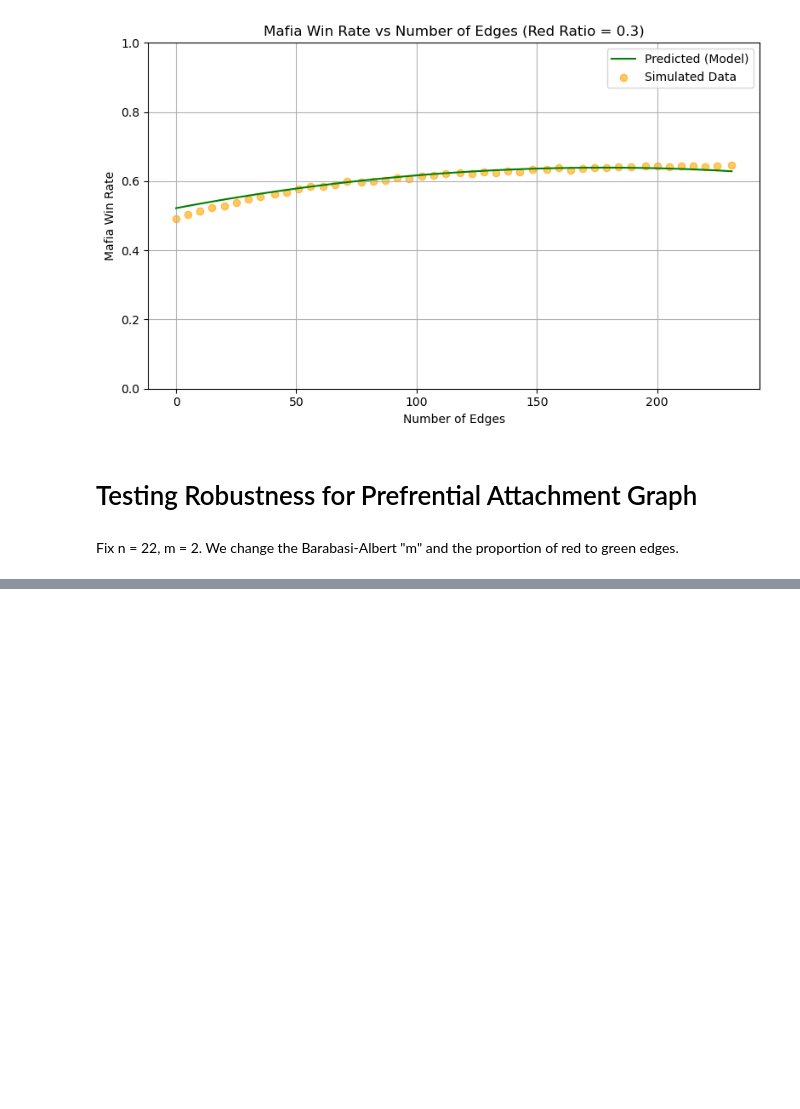
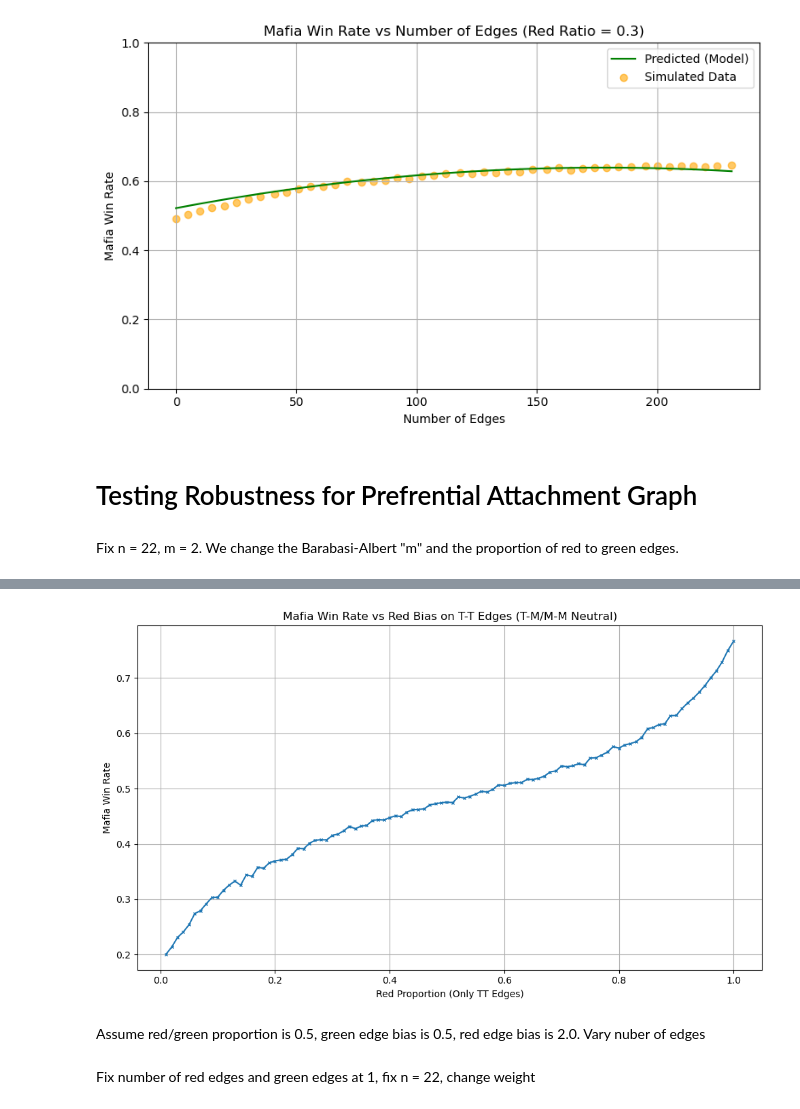
Before and after one commit to khoanguyen12345/MathModelingFinal, a Jupyter notebook: MathModeling_FinalProject.ipynb, the cells around one changed output, grey strips where cells are left out. Drawn from its saved outputs; the diff is of its cells as text; code cells hidden in the pictures; blank space fills up the shorter version.

```diff
--- a/MathModeling_FinalProject.ipynb
+++ b/MathModeling_FinalProject.ipynb
@@ -877,7 +877,7 @@ plt.show()
 # %% [markdown]
 Fitting Models with Equations
 # %%
-df = pd.read_csv('win_prop_erdos_renyi_data.csv')
+df = pd.read_csv('./50kCSV/Erdos\ Renyi/win_prop_erdos_renyi_data.csv')
 # rename for convenience
 df = df.rename(columns={'red proportion':'x', 'win rate':'y'})
 df['x2'] = df.x**2
@@ -924,7 +924,7 @@ plt.show()
 # %% [markdown]
 ## Mathematical Model Building
 # %%
-df = pd.read_csv('mafia_win_rate_heatmap_data.csv')
+df = pd.read_csv('./50kCSV/Erdos\ Renyi/mafia_win_rate_heatmap_data.csv')
 
 df = df.copy()
 df['red_ratio_sq'] = df['red_ratio'] ** 2
@@ -1129,7 +1130,7 @@ Fix n = 22, m = 2. We change the Barabasi-Albert "m" and the proportion of red t
 # %%
 results = []
 def PA_estimate_mafia_win_prob_red_green_red_green_proportion_mba_experiment(m_ba, prop_red_edges,n=22, m=2,
-                               n_simulations=10000,
+                               n_simulations=50000,
                                red_bias_weight=2.0, green_bias_weight=0.5,
                                max_steps=100):
     wins = 0
@@ -1156,9 +1157,16 @@ def PA_red_green_proportion_experiment(n, m, max_steps=1000, red_bias_weight=2.0
                 'red_ratio': red_prop,
                 'mafia_win_rate': win_rate
             })
+
     df = pd.DataFrame(results)
-    df.to_csv('PA_mafia_win_rate_heatmap_data.csv', index=False)
+    num_edges_list = []
+    for i in range(len(df)):
+        m = df.loc[i, 'm_barabasi_albert']
+        num_edges = m * (2 * n - m - 1) // 2
+        num_edges_list.append(num_edges)
+    df['num_edges'] = num_edges_list
+    df.to_csv('./50kCSV/PA/PA_mafia_win_rate_heatmap_data.csv', index=False)
     return results
 
-result = PA_red_green_proportion_experiment(22, 2, max_steps=1000, red_bias_weight=2.0, green_bias_weight=0.5, step=0.1)
+result = PA_red_green_proportion_experiment(22, 2, max_steps=1000, red_bias_weight=2.0, green_bias_weight=0.5, step=0.01)
 # %%
@@ -1213,0 +1482,18 @@ probability function on n, r, and g from the simulations
+# %%
+def plot_tt_red_sweep(csv_path="tt_edges_red_sweep.csv"):
+    df = pd.read_csv(csv_path)
+
+    plt.figure(figsize=(10, 6))
+    plt.plot(df['red_proportion_tt'], df['mafia_win_rate'], marker='x', markersize=3)
+    plt.xlabel('Red Proportion (Only TT Edges)')
+    plt.ylabel('Mafia Win Rate')
+    plt.title('Mafia Win Rate vs Red Bias on T-T Edges (T-M/M-M Neutral)')
+    plt.grid(True)
+    plt.tight_layout()
+    plt.show()
+
+plot_tt_red_sweep()
+# %% [output]
+[figure, added]
+# %% [markdown]
+Assume red/green proportion is 0.5, green edge bias is 0.5, red edge bias is 2.0. Vary nuber of edges
@@ -1213,0 +1560,2 @@ probability function on n, r, and g from the simulations
+# %% [markdown]
+Fix number of red edges and green edges at 1, fix n = 22, change weight
```
Also changed, not shown: parts of 22 cells of this notebook, 30 other files.
